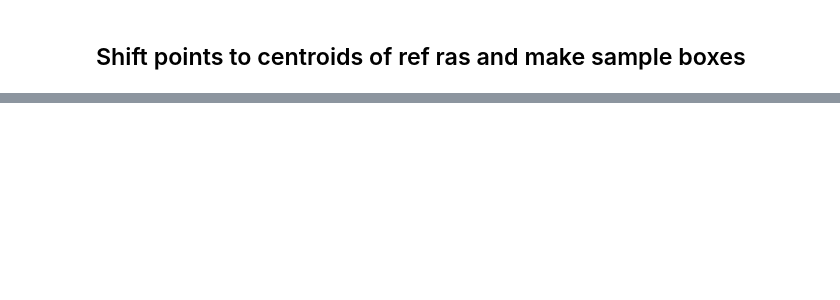
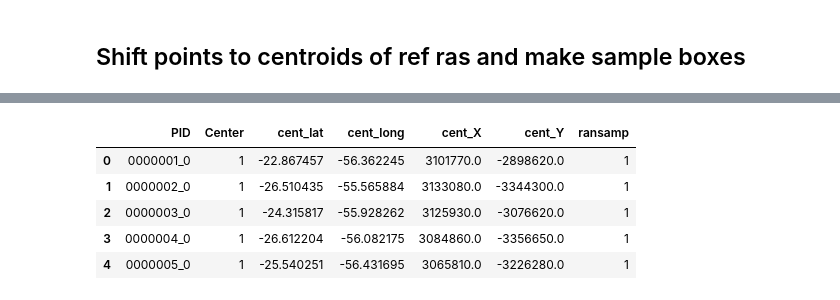
Before and after one commit to klwalker-sb/collectcube, a Jupyter notebook: notebooks/0_Create_sample_pts.ipynb, the cells around one changed output, grey strips where cells are left out. Cells and saved outputs as stored; diff of their text form; code cells hidden in the pictures; blank space fills up the shorter version.

```diff
--- a/notebooks/0_Create_sample_pts.ipynb
+++ b/notebooks/0_Create_sample_pts.ipynb
@@ -88,0 +89,18 @@ plt.axis('off');
+# %%
+local_db_path = 'sqlite:///../data/db_samp/landcover.db'
+treat_existing = 'replace' # 'replace' | 'append' | 'fail'
+make_pixel_table_in_db(ptsdf, local_db_path, treat_existing)
+# %%
+#with engine.connect() as conn:
+#    query = conn.execute(sa.text('SELECT * FROM pixels'))
+engine = sa.create_engine(local_db_path, echo=False)
+cnx = engine.connect()
+df = pd.read_sql_table('pixels', con=cnx)
+df.head()
+# %% [output]
+|  | PID | Center | cent_lat | cent_long | cent_X | cent_Y | ransamp |
+| 0 | 0000001_0 | 1 | -22.867457 | -56.362245 | 3101770.0 | -2898620.0 | 1 |
+| 1 | 0000002_0 | 1 | -26.510435 | -55.565884 | 3133080.0 | -3344300.0 | 1 |
+| 2 | 0000003_0 | 1 | -24.315817 | -55.928262 | 3125930.0 | -3076620.0 | 1 |
+| 3 | 0000004_0 | 1 | -26.612204 | -56.082175 | 3084860.0 | -3356650.0 | 1 |
+| 4 | 0000005_0 | 1 | -25.540251 | -56.431695 | 3065810.0 | -3226280.0 | 1 |
```
Also changed, not shown: parts of 10 cells of this notebook, 7 other files.
